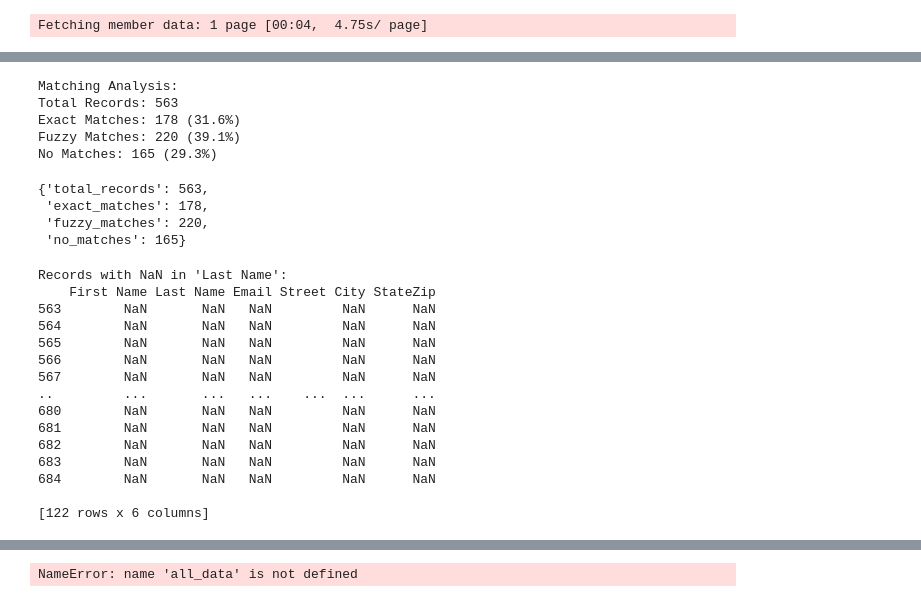
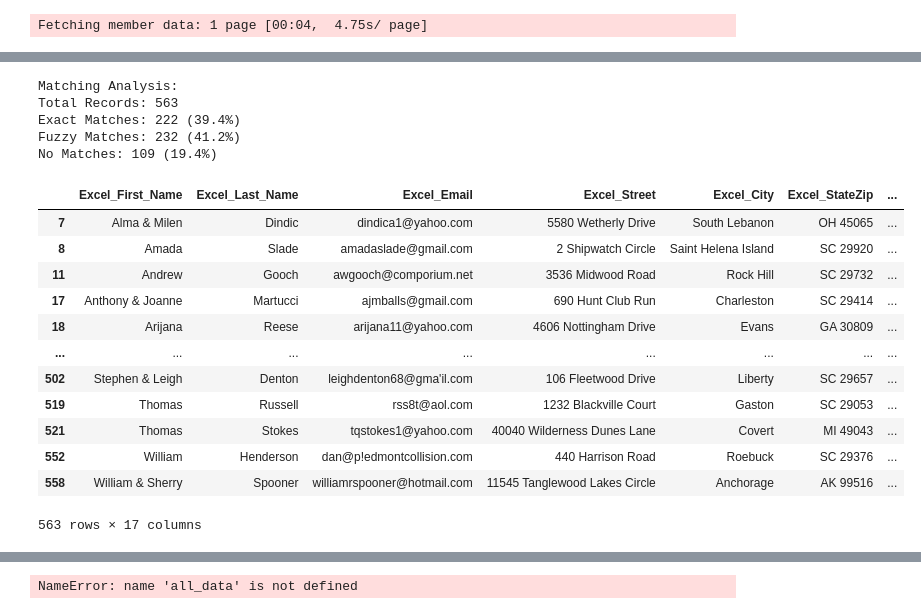
Before and after one commit to odrobek/hirecordmatching, a Jupyter notebook: scrape.ipynb, the cells around one changed output, grey strips where cells are left out. Saved outputs shown, nothing was run; the diff lists cells and outputs as text; code cells hidden in the pictures.

Commit message:
Matching changes

```diff
--- a/scrape.ipynb
+++ b/scrape.ipynb
@@ -34,16 +20,9 @@ hoa.to_csv("hoa.csv", index=False)
 # %%
-from hoa_processing import get_initial_data, process_hoa_records, condense_records, match_records, analyze_matches
+from hoa_processing import get_initial_data, process_hoa_records, condense_records, match_records, analyze_matches, load_and_process_hoa_data, load_and_process_excel_data
 import pandas as pd
 
-hoa = pd.read_csv('hoa.csv')
-condensed_hoa = condense_records(hoa)
+hoa = load_and_process_hoa_data("hoa.csv")
+excel_data = load_and_process_excel_data("HIOA Owners List March 2024.xlsx")
 
-# If you want to reset the index after sorting:
-condensed_df = condensed_hoa.sort_values('First Name').reset_index(drop=True)
-
-df_xlsx = pd.read_excel('HIOA Owners List March 2024.xlsx')
-
-df_xlsx = df_xlsx.dropna(subset=['Last Name'])
-
-matches_df = match_records(df_xlsx, condensed_hoa)
+matches_df = match_records(excel_data, hoa)
 # %% [output]
@@ -67,35 +46,27 @@ Matched Wisawest  Saetie with c/oWisawest Saetie
-# %%
-analyze_matches(matches_df)
-# %% [output]
-Matching Analysis:
-Total Records: 563
-Exact Matches: 178 (31.6%)
-Fuzzy Matches: 220 (39.1%)
-No Matches: 165 (29.3%)
-{'total_records': 563,
- 'exact_matches': 178,
- 'fuzzy_matches': 220,
- 'no_matches': 165}
-# %%
-removed_count = df_xlsx['Last Name'].isna().sum()
-df_xlsx = df_xlsx.dropna(subset=['Last Name'])
-print(f"Removed {removed_count} rows with NaN in 'Last Name' from df_xlsx.")
-# %% [output]
-Records with NaN in 'Last Name':
-    First Name Last Name Email Street City StateZip
-563        NaN       NaN   NaN         NaN      NaN
-564        NaN       NaN   NaN         NaN      NaN
-565        NaN       NaN   NaN         NaN      NaN
-566        NaN       NaN   NaN         NaN      NaN
-567        NaN       NaN   NaN         NaN      NaN
-..         ...       ...   ...    ...  ...      ...
-680        NaN       NaN   NaN         NaN      NaN
-681        NaN       NaN   NaN         NaN      NaN
-682        NaN       NaN   NaN         NaN      NaN
-683        NaN       NaN   NaN         NaN      NaN
-684        NaN       NaN   NaN         NaN      NaN
-
-[122 rows x 6 columns]
+# %%
+print(analyze_matches(matches_df))
+# %% [output]
+Matching Analysis:
+Total Records: 563
+Exact Matches: 222 (39.4%)
+Fuzzy Matches: 232 (41.2%)
+No Matches: 109 (19.4%)
+# %%
+matches_df
+# %% [output]
+|  | Excel_First_Name | Excel_Last_Name | Excel_Email | Excel_Street | Excel_City | Excel_StateZip | ... |
+| 7 | Alma & Milen | Dindic | dindica1@yahoo.com | 5580 Wetherly Drive | South Lebanon | OH 45065 | ... |
+| 8 | Amada | Slade | amadaslade@gmail.com | 2 Shipwatch Circle | Saint Helena Island | SC 29920 | ... |
+| 11 | Andrew | Gooch | awgooch@comporium.net | 3536 Midwood Road | Rock Hill | SC 29732 | ... |
+| 17 | Anthony & Joanne | Martucci | ajmballs@gmail.com | 690 Hunt Club Run | Charleston | SC 29414 | ... |
+| 18 | Arijana | Reese | arijana11@yahoo.com | 4606 Nottingham Drive | Evans | GA 30809 | ... |
+| ... | ... | ... | ... | ... | ... | ... | ... |
+| 502 | Stephen & Leigh | Denton | leighdenton68@gma'il.com | 106 Fleetwood Drive | Liberty | SC 29657 | ... |
+| 519 | Thomas | Russell | rss8t@aol.com | 1232 Blackville Court | Gaston | SC 29053 | ... |
+| 521 | Thomas | Stokes | tqstokes1@yahoo.com | 40040 Wilderness Dunes Lane | Covert | MI 49043 | ... |
+| 552 | William | Henderson | dan@p!edmontcollision.com | 440 Harrison Road | Roebuck | SC 29376 | ... |
+| 558 | William & Sherry | Spooner | williamrspooner@hotmail.com | 11545 Tanglewood Lakes Circle | Anchorage | AK 99516 | ... |
+563 rows × 17 columns
 # %%
 pd.set_option('display.max_rows', 700)
 matches_df
```
Also changed, not shown: parts of 2 cells of this notebook, 5 other files.
